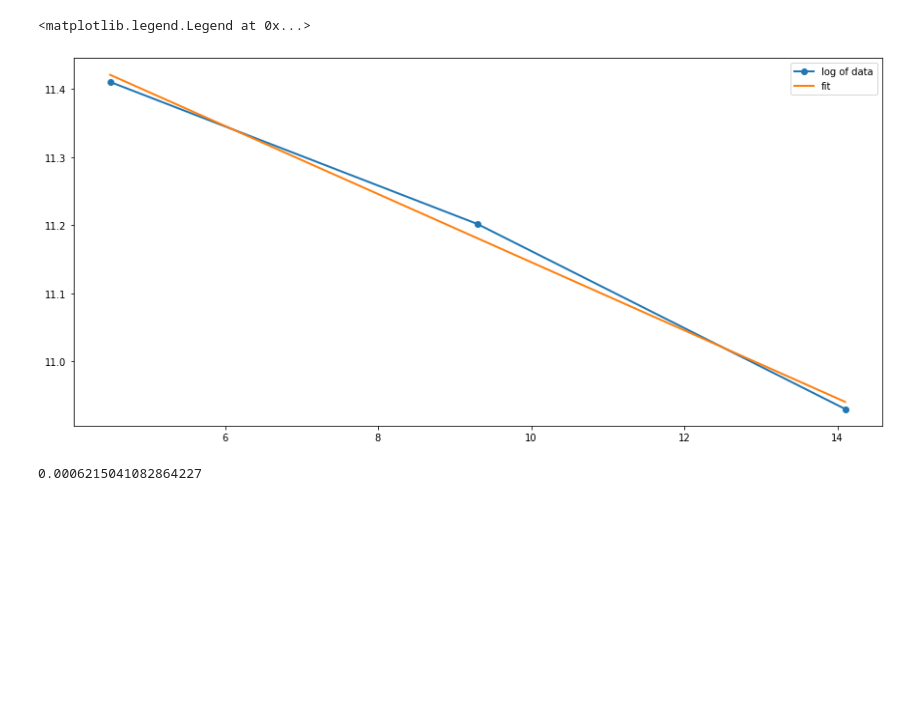
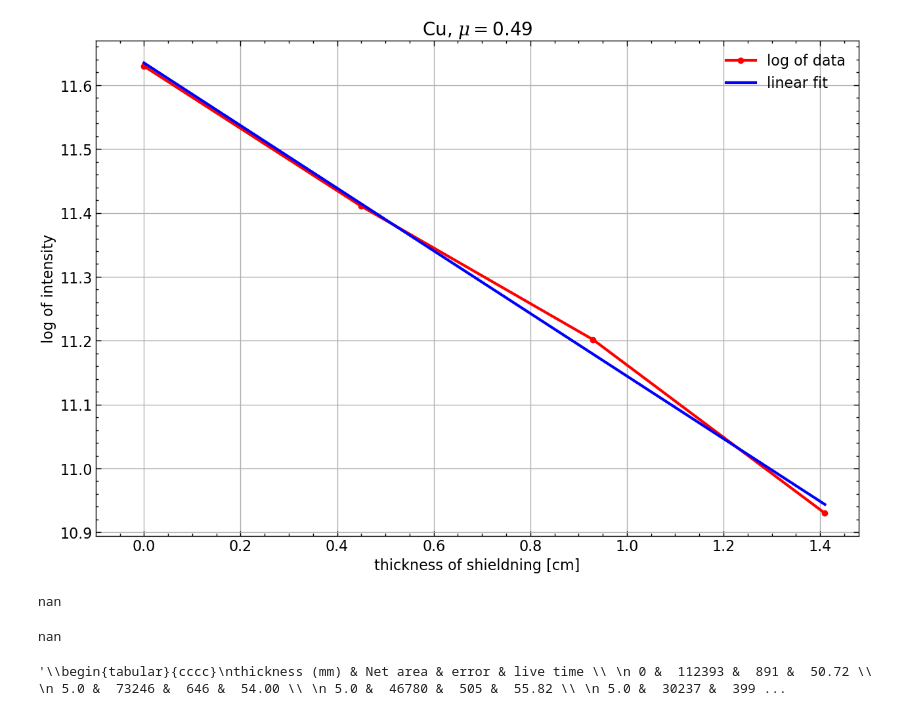
Before and after one commit to SunAndClouds/NuclearPhysicsLab, a Jupyter notebook: LinearRegression.ipynb, the cells around one changed output. Saved outputs shown, nothing was run; the diff lists cells and outputs as text; code cells hidden in the pictures; blank space fills up the shorter version.

```diff
--- a/LinearRegression.ipynb
+++ b/LinearRegression.ipynb
@@ -1,36 +1,42 @@
 # %%
 import pandas as pd
 import numpy as np
 from scipy import stats
 import matplotlib.pyplot as plt
-plt.rcParams['lines.linewidth'] = 2
-plt.rcParams['figure.figsize'] = (15, 7)
+plt.style.use(["science", "notebook"])
+plt.rcParams['lines.linewidth'] = 3
+plt.rcParams['figure.dpi'] = 100
+plt.rcParams['figure.figsize'] = (15, 10)
 
 
 name = "Cu(ny)" # "Pb(ny)" "Cu" "Cu(ny)"
-data = pd.read_csv("NuclearPhysicsLab/" + name + ".txt")[:-2]
+data = pd.read_csv("../NuclearPhysicsLab/" + name + ".txt")[:-2]
 
 x_k, A_k, error_k, t_k = data.keys()
-x = data[x_k].to_numpy().cumsum()
+x = data[x_k].to_numpy().cumsum() / 10 # in cm
 A = data[A_k].to_numpy()
 logA = np.log(A)
 error = data[error_k].to_numpy()
 t = data[t_k].to_numpy()
 
 
 slope, intercept, r, p, std_err = stats.linregress(x, logA)
 
-plt.plot(x, logA, "-o", label="log of data")
-plt.plot(x, slope*x + intercept, label="fit")
+plt.title("Cu" + f", $\mu = ${-slope.round(2)}", fontsize=20)
+plt.plot(x, logA, "-ro", label="log of data")
+plt.plot(x, slope*x + intercept, "b", label="linear fit")
+plt.xlabel("thickness of shieldning [cm]"), plt.ylabel("log of intensity")
+plt.xlim(-0.1)
 plt.legend()
+plt.grid()
+plt.savefig(name + ".png")
 # %% [output]
-<matplotlib.legend.Legend at 0x...>
-[figure, old version]
+[figure, new version]
 # %%
-std_err
+slope / 8.96
 # %% [output]
-0.0006215041082864227
+nan
 # %%
-plt.figure(figsize=[15, 7])
-plt.plot(x, y, label="log of data")
-plt.plot(x, x*slope, label="fit")
+slope
+# %% [output]
+nan
@@ -36,0 +55,4 @@ plt.plot(x, x*slope, label="fit")
+# %%
+table
+# %% [output]
+'\\begin{tabular}{cccc}\nthickness (mm) & Net area & error & live time \\ \n 0 &  112393 &  891 &  50.72 \\ \n 5.0 &  73246 &  646 &  54.00 \\ \n 5.0 &  46780 &  505 &  55.82 \\ \n 5.0 &  30237 &  399 ...
```
Also changed, not shown: parts of 1 cell of this notebook, 5 other files.
